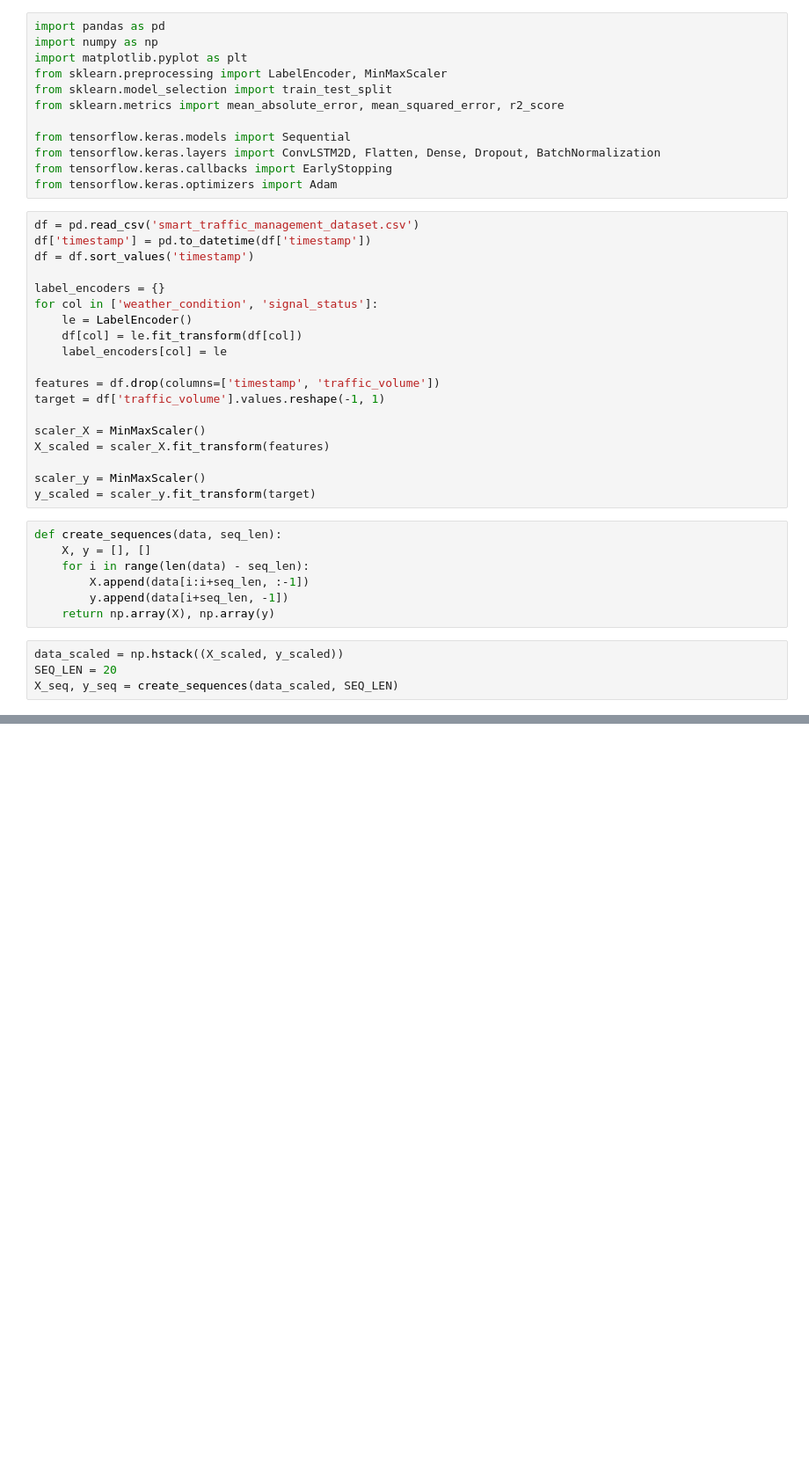
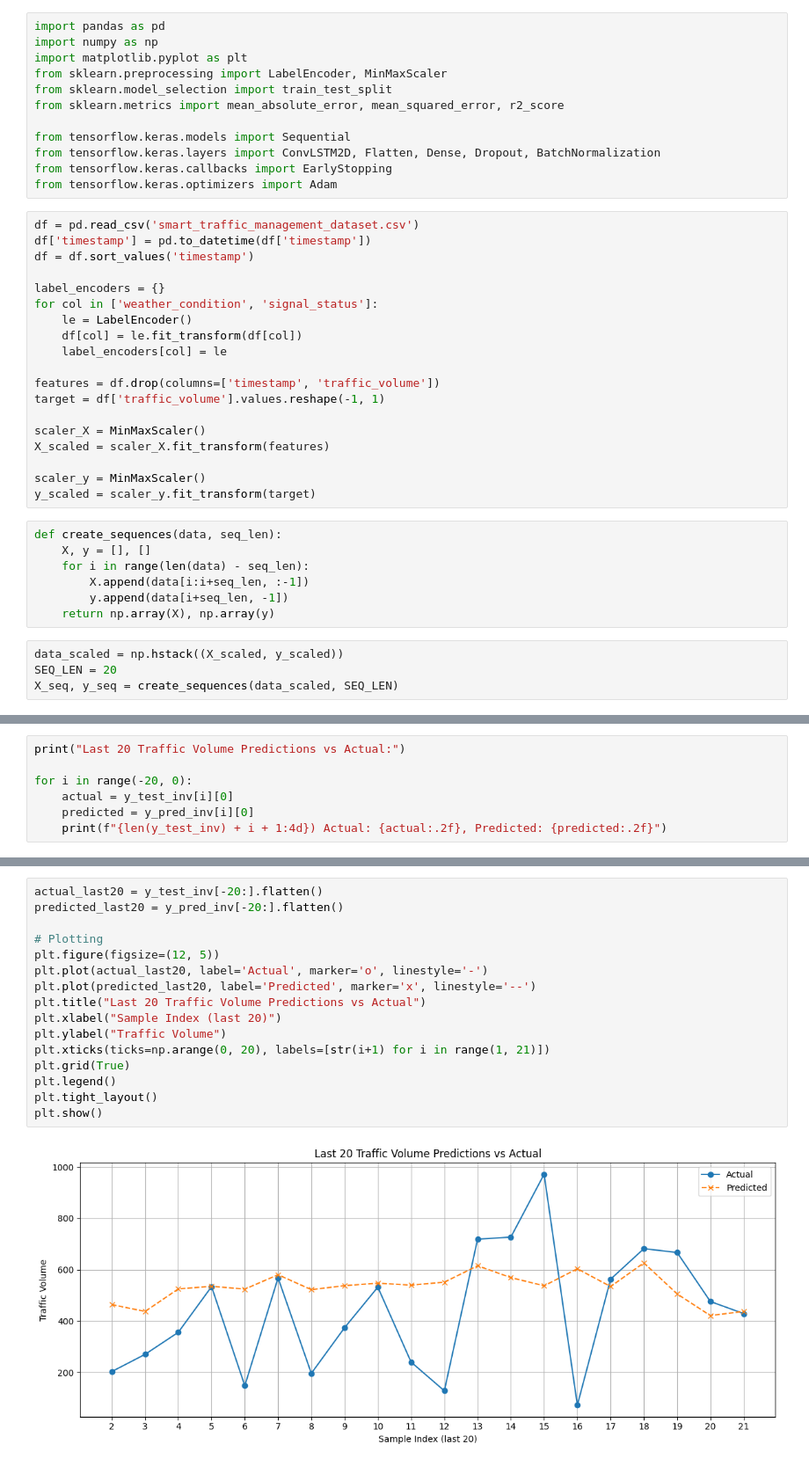
Before and after one commit to fadzniaidil/model, a Jupyter notebook: ConvLSTM.ipynb, the cells around one changed output, grey strips where cells are left out. Shown at 88% size. Saved outputs shown, nothing was run; the diff lists cells and outputs as text; blank space fills up the shorter version.

```diff
--- a/ConvLSTM.ipynb
+++ b/ConvLSTM.ipynb
@@ -107,0 +115,7 @@ plt.show()
+# %%
+print("Last 20 Traffic Volume Predictions vs Actual:")
+
+for i in range(-20, 0):
+    actual = y_test_inv[i][0]
+    predicted = y_pred_inv[i][0]
+    print(f"{len(y_test_inv) + i + 1:4d}) Actual: {actual:.2f}, Predicted: {predicted:.2f}")
@@ -107,0 +140,18 @@ plt.show()
+# %%
+actual_last20 = y_test_inv[-20:].flatten()
+predicted_last20 = y_pred_inv[-20:].flatten()
+
+# Plotting
+plt.figure(figsize=(12, 5))
+plt.plot(actual_last20, label='Actual', marker='o', linestyle='-')
+plt.plot(predicted_last20, label='Predicted', marker='x', linestyle='--')
+plt.title("Last 20 Traffic Volume Predictions vs Actual")
+plt.xlabel("Sample Index (last 20)")
+plt.ylabel("Traffic Volume")
+plt.xticks(ticks=np.arange(0, 20), labels=[str(i+1) for i in range(1, 21)])
+plt.grid(True)
+plt.legend()
+plt.tight_layout()
+plt.show()
+# %% [output]
+[figure, added]
```
Also changed, not shown: parts of 5 cells of this notebook, 4 other files.
